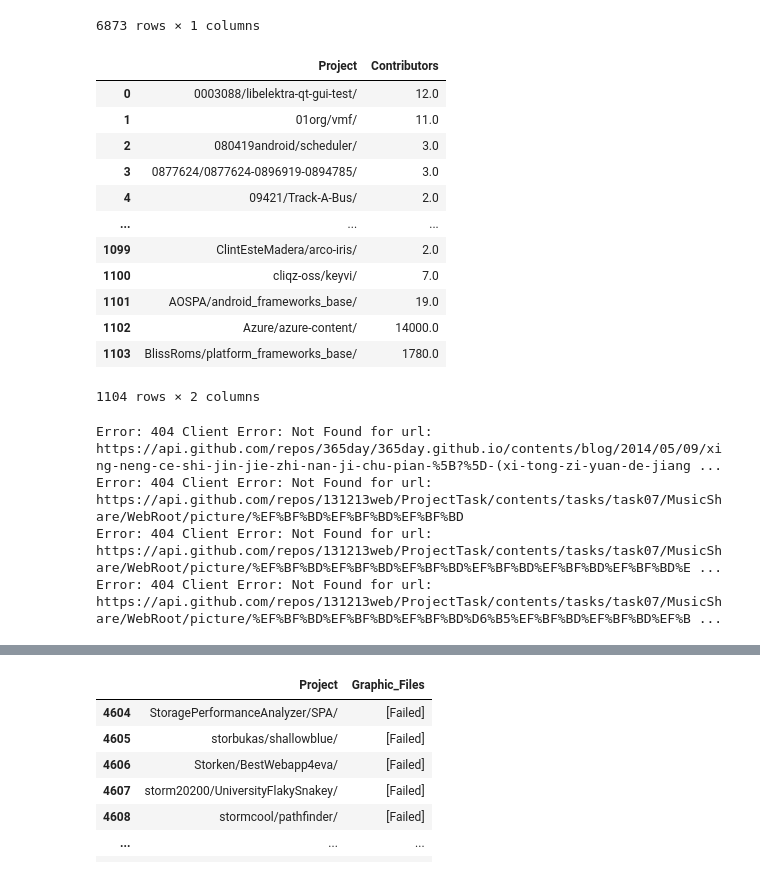
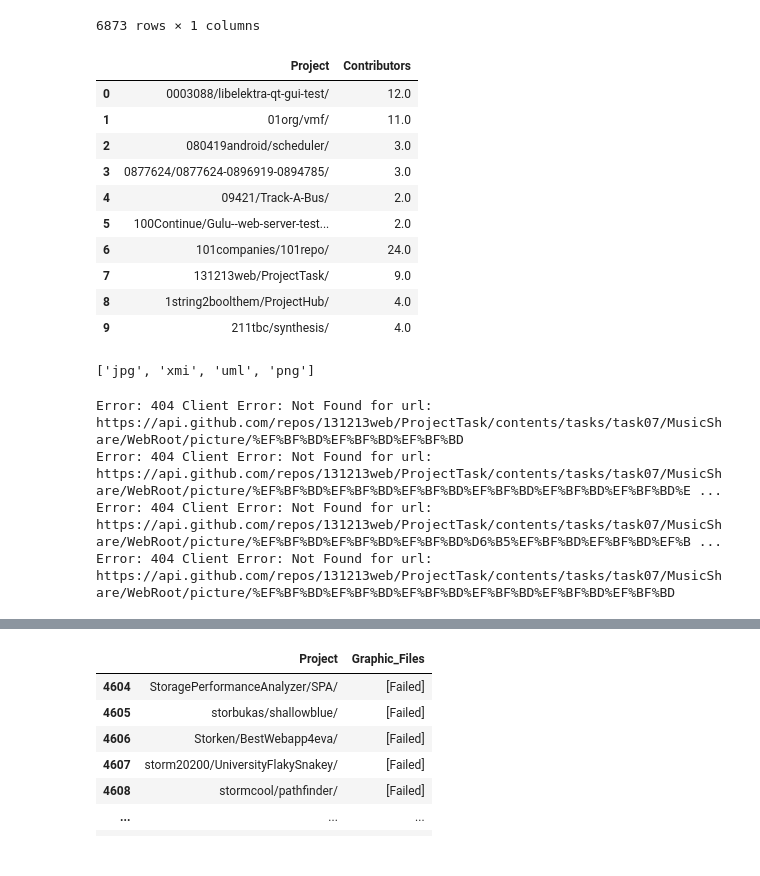
Before and after one commit to zakipauzi/uml_code_traceability, a Jupyter notebook: get_repos.ipynb, the cells around one changed output, grey strips where cells are left out. Drawn from its saved outputs; the diff is of its cells as text; code cells hidden in the pictures.

Commit message:
subset download graphics

```diff
--- a/get_repos.ipynb
+++ b/get_repos.ipynb
@@ -154,20 +153,30 @@ repo_contrib_df = add_contributor_count(full_repo_df)
 # %%
+import pandas as pd
+
 repo_contrib_df = pd.read_csv('repo_contrib_df.csv')
+repo_contrib_df = repo_contrib_df[:10]
 repo_contrib_df
 # %% [output]
 |  | Project | Contributors |
 | 0 | 0003088/libelektra-qt-gui-test/ | 12.0 |
 | 1 | 01org/vmf/ | 11.0 |
 | 2 | 080419android/scheduler/ | 3.0 |
 | 3 | 0877624/0877624-0896919-0894785/ | 3.0 |
 | 4 | 09421/Track-A-Bus/ | 2.0 |
-| ... | ... | ... |
-| 1099 | ClintEsteMadera/arco-iris/ | 2.0 |
-| 1100 | cliqz-oss/keyvi/ | 7.0 |
-| 1101 | AOSPA/android_frameworks_base/ | 19.0 |
-| 1102 | Azure/azure-content/ | 14000.0 |
-| 1103 | BlissRoms/platform_frameworks_base/ | 1780.0 |
+| 5 | 100Continue/Gulu--web-server-test... | 2.0 |
+| 6 | 101companies/101repo/ | 24.0 |
+| 7 | 131213web/ProjectTask/ | 9.0 |
+| 8 | 1string2boolthem/ProjectHub/ | 4.0 |
+| 9 | 211tbc/synthesis/ | 4.0 |
-1104 rows × 2 columns
+# %%
+models_df = repo_contrib_df.merge(full_repo_model_df, on='Project', how='left')
+models_df.to_csv('models_df.csv', index=False)
+models = models_df['Model Link - Github'].tolist()
+models = [x.split('.')[-1] for x in models]
+models = list(set(models))
+models
+# %% [output]
+['jpg', 'xmi', 'uml', 'png']
 # %%
 from tqdm import tqdm
 from concurrent.futures import ThreadPoolExecutor
@@ -183,7 +192,7 @@ def get_graphic_files(repo_name, path=''):
     files = r.json()
     graphic_files = []
     for file in files:
-        if file['type'] == 'file' and file['name'].lower().endswith(('.png', '.jpg', '.jpeg', '.gif', '.bmp', '.tiff', '.svg', 'puml', '.uml')):
+        if file['type'] == 'file' and file['name'].lower().endswith(('jpg', 'gif', 'jpeg', 'bmp', 'svg', 'xmi', 'uml', 'png')):
             graphic_files.append(file['path'])
         elif file['type'] == 'dir':
             graphic_files.extend(get_graphic_files(repo_name, file['path']))
@@ -197,9 +206,9 @@ def add_graphic_files(df):
         df['Graphic_Files'] = list(tqdm(executor.map(fetch_graphic_files, df['Project']), total=len(df['Project'])))
     return df
 
-full_repo_df = add_graphic_files(full_repo_df)
+repo_contrib_graphics_df = add_graphic_files(repo_contrib_df)
 # %% [output]
-Error: 404 Client Error: Not Found for url: https://api.github.com/repos/365day/365day.github.io/contents/blog/2014/05/09/xing-neng-ce-shi-jin-jie-zhi-nan-ji-chu-pian-%5B?%5D-(xi-tong-zi-yuan-de-jiang ...
 Error: 404 Client Error: Not Found for url: https://api.github.com/repos/131213web/ProjectTask/contents/tasks/task07/MusicShare/WebRoot/picture/%EF%BF%BD%EF%BF%BD%EF%BF%BD
 Error: 404 Client Error: Not Found for url: https://api.github.com/repos/131213web/ProjectTask/contents/tasks/task07/MusicShare/WebRoot/picture/%EF%BF%BD%EF%BF%BD%EF%BF%BD%EF%BF%BD%EF%BF%BD%EF%BF%BD%E ...
 Error: 404 Client Error: Not Found for url: https://api.github.com/repos/131213web/ProjectTask/contents/tasks/task07/MusicShare/WebRoot/picture/%EF%BF%BD%EF%BF%BD%EF%BF%BD%D6%B5%EF%BF%BD%EF%BF%BD%EF%B ...
+Error: 404 Client Error: Not Found for url: https://api.github.com/repos/131213web/ProjectTask/contents/tasks/task07/MusicShare/WebRoot/picture/%EF%BF%BD%EF%BF%BD%EF%BF%BD%EF%BF%BD%EF%BF%BD%EF%BF%BD
```
Also changed, not shown: parts of 5 cells of this notebook, 2 other files.
